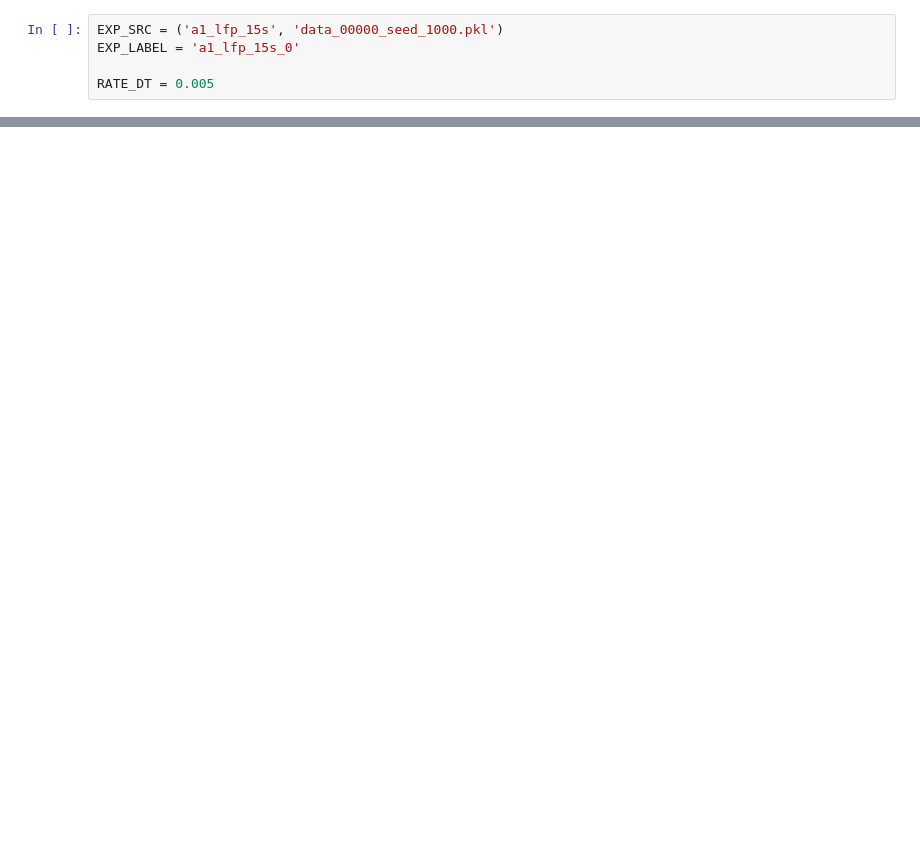
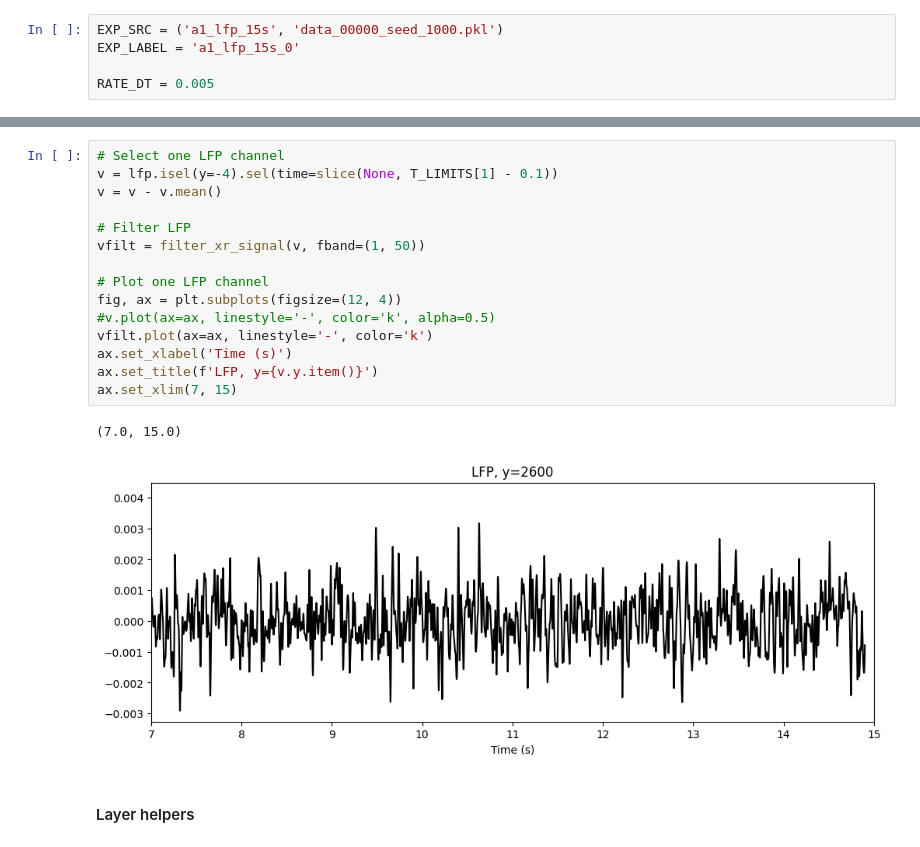
Before and after one commit to niknovikov19/sim-data-analyzer, a Jupyter notebook: dev_scratch/a1_osc.ipynb, the cells around one changed output, grey strips where cells are left out. Drawn from its saved outputs; the diff is of its cells as text; blank space fills up the shorter version.

```diff
--- a/dev_scratch/a1_osc.ipynb
+++ b/dev_scratch/a1_osc.ipynb
@@ -66,0 +107,20 @@ if (not lfp_loaded) or (not rates_loaded):
+# %%
+# Select one LFP channel
+v = lfp.isel(y=-4).sel(time=slice(None, T_LIMITS[1] - 0.1))
+v = v - v.mean()
+
+# Filter LFP
+vfilt = filter_xr_signal(v, fband=(1, 50))
+
+# Plot one LFP channel
+fig, ax = plt.subplots(figsize=(12, 4))
+#v.plot(ax=ax, linestyle='-', color='k', alpha=0.5)
+vfilt.plot(ax=ax, linestyle='-', color='k')
+ax.set_xlabel('Time (s)')
+ax.set_title(f'LFP, y={v.y.item()}')
+ax.set_xlim(7, 15)
+# %% [output]
+(7.0, 15.0)
+[figure, added]
+# %% [markdown]
+#### Layer helpers
```
Also changed, not shown: parts of 23 cells of this notebook, 4 other files.
